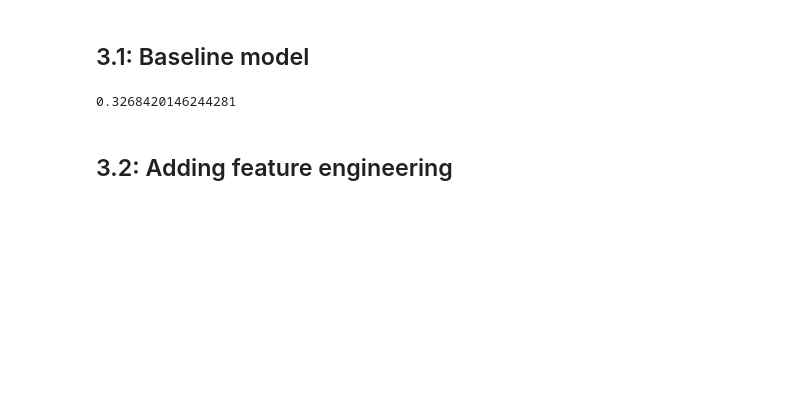
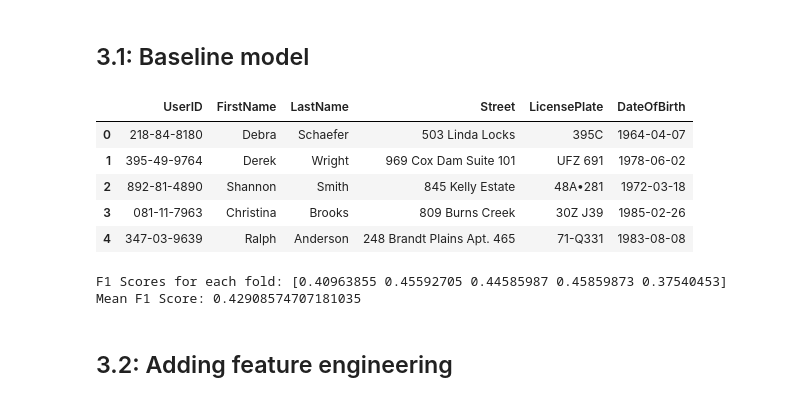
Before and after one commit to hellojohnkim/mmai869, a Jupyter notebook: 2024_869_JohnKim.ipynb, the cells around one changed output. Saved outputs shown, nothing was run; the diff lists cells and outputs as text; code cells hidden in the pictures; blank space fills up the shorter version.

```diff
--- a/2024_869_JohnKim.ipynb
+++ b/2024_869_JohnKim.ipynb
@@ -425,35 +303,2 @@ Index([], dtype='object')
 # %% [markdown]
 ## 3.1: Baseline model
-# %%
-from sklearn.model_selection import cross_val_score
-from sklearn.ensemble import RandomForestClassifier
-from sklearn.preprocessing import LabelEncoder
-from sklearn.metrics import make_scorer, f1_score
-from sklearn.metrics import make_scorer
-
-
-# Basic preprocessing and feature selection
-
-# Dropping columns that are unlikely to be helpful in this baseline model
-data = df3.drop(columns=['UserID', 'FirstName', 'LastName', 'Street', 'LicensePlate', 'DateOfBirth'])
-
-# Encoding categorical features
-label_encoder = LabelEncoder()
-categorical_cols = data.select_dtypes(include=['object']).columns
-data[categorical_cols] = data[categorical_cols].apply(label_encoder.fit_transform)
-
-# Separating the features and the target variable
-X = data.drop('BadCredit', axis=1)
-y = data['BadCredit']
-
-# Defining the model (using default parameters)
-model = RandomForestClassifier(random_state=0)
-
-# Perform 5-fold cross-validation and use F1 score as the performance metric
-scores = cross_val_score(model, X, y, cv=5, scoring=make_scorer(f1_score))
-
-# Calculating the mean score
-mean_score = scores.mean()
-mean_score
-# %% [output]
-0.3268420146244281
@@ -459,0 +311,9 @@ mean_score
+# %%
+# Convert 'DateOfBirth' Feature to Age
+data=df3
+current_year = datetime.datetime.now().year
+data['Age'] = data['DateOfBirth'].apply(lambda dob: current_year - pd.to_datetime(dob).year)
+# %%
+# Dropping features not helpful for the baseline model
+features_drppped = df3.drop(columns=['UserID', 'FirstName', 'LastName', 'Street', 'LicensePlate', 'DateOfBirth'])
+data = data.drop(features_drppped, axis=1)
@@ -459,0 +325,9 @@ mean_score
+# %%
+data.head()
+# %% [output]
+|  | UserID | FirstName | LastName | Street | LicensePlate | DateOfBirth |
+| 0 | 218-84-8180 | Debra | Schaefer | 503 Linda Locks | 395C | 1964-04-07 |
+| 1 | 395-49-9764 | Derek | Wright | 969 Cox Dam Suite 101 | UFZ 691 | 1978-06-02 |
+| 2 | 892-81-4890 | Shannon | Smith | 845 Kelly Estate | 48A•281 | 1972-03-18 |
+| 3 | 081-11-7963 | Christina | Brooks | 809 Burns Creek | 30Z J39 | 1985-02-26 |
+| 4 | 347-03-9639 | Ralph | Anderson | 248 Brandt Plains Apt. 465 | 71-Q331 | 1983-08-08 |
@@ -460,3 +338,16 @@ mean_score
+# %%
+# Defining the model (using default parameters)
+model = RandomForestClassifier(random_state=0)
+
+# Perform 5-fold cross-validation and use F1 score as the performance metric
+scores = cross_val_score(model, X, y, cv=5, scoring=make_scorer(f1_score))
+
+# Print the results
+print("F1 Scores for each fold:", scores)
+print("Mean F1 Score:", scores.mean())
+# %% [output]
+F1 Scores for each fold: [0.40963855 0.45592705 0.44585987 0.45859873 0.37540453]
+Mean F1 Score: 0.42908574707181035
 # %% [markdown]
 ## 3.2: Adding feature engineering
 # %%
```
Also changed, not shown: parts of 29 cells of this notebook.
